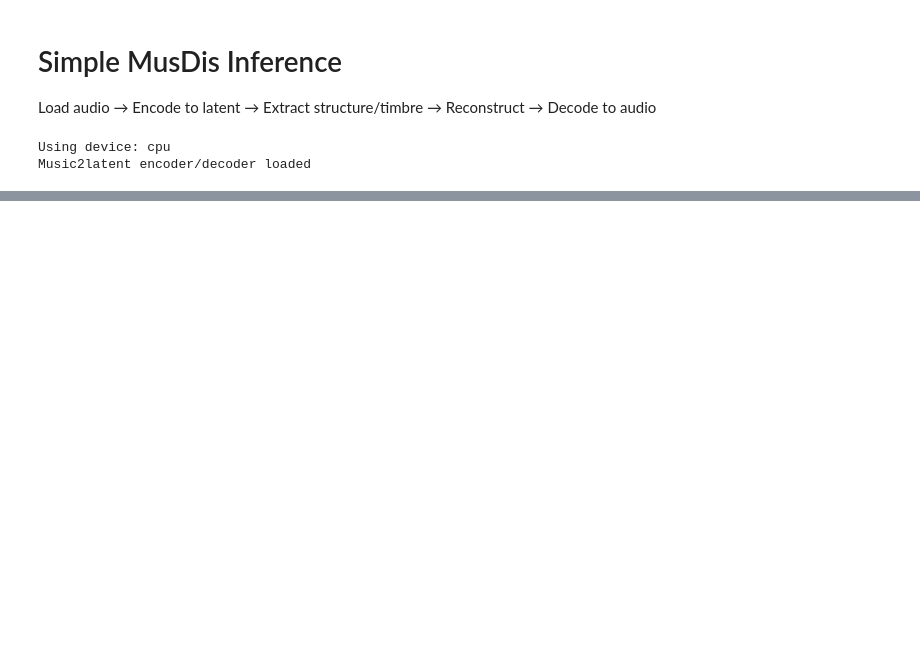
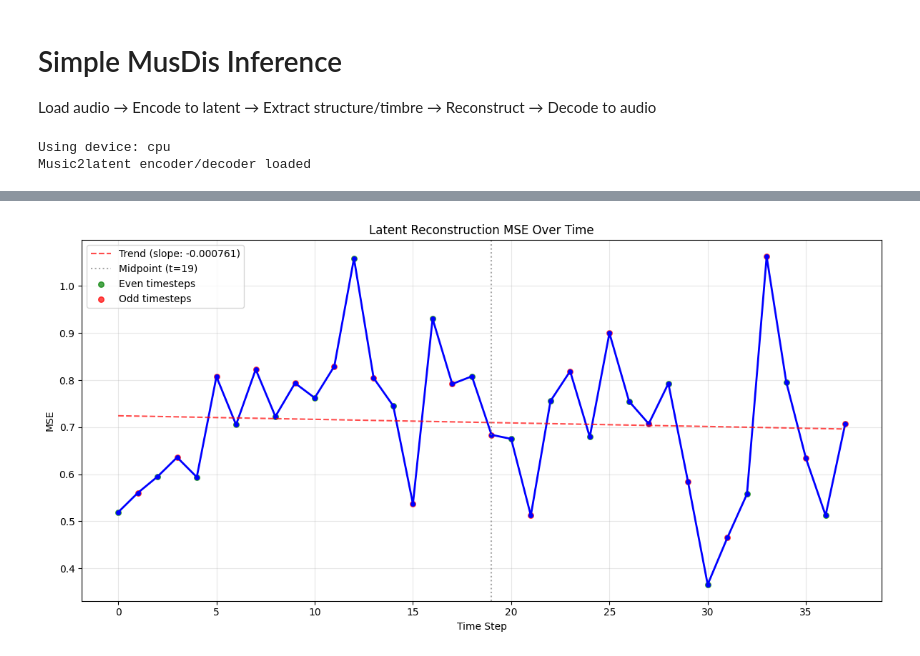
Before and after one commit to lauraibnz/music-latent-disentanglement, a Jupyter notebook: experiments/notebooks/inference.ipynb, the cells around one changed output, grey strips where cells are left out. Cells and saved outputs as stored; diff of their text form; code cells hidden in the pictures; blank space fills up the shorter version.

```diff
--- a/experiments/notebooks/inference.ipynb
+++ b/experiments/notebooks/inference.ipynb
@@ -18,7 +18,8 @@ sys.path.append(str(Path.cwd().parent.parent / "src"))
 import musdis
 from music2latent import EncoderDecoder
 
-device = torch.device("cuda" if torch.cuda.is_available() else "cpu")
+# device = torch.device("cuda" if torch.cuda.is_available() else "cpu")
+device = torch.device("cpu")
 print(f"Using device: {device}")
 
 # Initialize music2latent encoder/decoder
@@ -33,7 +34,7 @@ import os
 import gin
 
 # --- Load model and EMA weights properly ---
-model_path = "../runs/test_ddpm_cosine_groupnorm"
+model_path = "../runs/slakh2100_train_fix_large"
 config_path = os.path.join(model_path, "config.gin")
 checkpoint_path = os.path.join(model_path, "best_model.pt")
 
@@ -90,7 +91,7 @@ train_loader, val_loader = create_dataloaders(
 print(f"Train size: {len(train_loader.dataset)}, Val size: {len(val_loader.dataset)}")
 
 # Choose your sample here - change this number to get different samples!
-sample_idx = 2  # Change this to 0, 1, 2, 3, etc. for different samples
+sample_idx = 4  # Change this to 0, 1, 2, 3, etc. for different samples
 
 # Or use random sampling:
 # sample_idx = random.randint(0, len(val_loader.dataset) - 1)
@@ -211,0 +272,66 @@ Latent reconstruction MSE: 0.739021
+# %%
+# Plot MSE values over time
+import matplotlib.pyplot as plt
+import numpy as np
+
+with torch.no_grad():
+    # Calculate MSE for each time step
+    time_steps = list(range(latent.shape[-1]))
+    mse_values = []
+
+    for t in range(latent.shape[-1]):
+        time_slice_mse = F.mse_loss(reconstructed_latent[:, :, t], latent[:, :, t])
+        mse_values.append(time_slice_mse.item())
+
+    # Create the plot
+    plt.figure(figsize=(12, 6))
+    plt.plot(time_steps, mse_values, 'b-', linewidth=2, marker='o', markersize=4)
+    plt.xlabel('Time Step')
+    plt.ylabel('MSE')
+    plt.title('Latent Reconstruction MSE Over Time')
+    plt.grid(True, alpha=0.3)
+
+    # Add a trend line to see if there's a clear pattern
+    z = np.polyfit(time_steps, mse_values, 1)
+    p = np.poly1d(z)
+    plt.plot(time_steps, p(time_steps), 'r--', alpha=0.7, label=f'Trend (slope: {z[0]:.6f})')
+
+    # Highlight first and second half
+    mid_point = len(time_steps) // 2
+    plt.axvline(x=mid_point, color='gray', linestyle=':', alpha=0.7, label=f'Midpoint (t={mid_point})')
+
+    # Color alternating pattern if it exists
+    even_indices = [i for i in range(0, len(time_steps), 2)]
+    odd_indices = [i for i in range(1, len(time_steps), 2)]
+    even_values = [mse_values[i] for i in even_indices]
+    odd_values = [mse_values[i] for i in odd_indices]
+
+    plt.scatter(even_indices, even_values, color='green', alpha=0.7, s=30, label='Even timesteps')
+    plt.scatter(odd_indices, odd_values, color='red', alpha=0.7, s=30, label='Odd timesteps')
+
+    plt.legend()
+    plt.tight_layout()
+    plt.show()
+
+    # Print some statistics
+    print(f"MSE trend slope: {z[0]:.6f} (positive = getting worse over time)")
+    print(f"Mean MSE first half: {np.mean(mse_values[:mid_point]):.6f}")
+    print(f"Mean MSE second half: {np.mean(mse_values[mid_point:]):.6f}")
+    print(f"Max MSE: {max(mse_values):.6f} at time step {mse_values.index(max(mse_values))}")
+    print(f"Min MSE: {min(mse_values):.6f} at time step {mse_values.index(min(mse_values))}")
+
+    # Check for even/odd alternating pattern
+    even_mse_avg = np.mean(even_values)
+    odd_mse_avg = np.mean(odd_values)
+    print(f"\nEven timesteps average MSE: {even_mse_avg:.6f}")
+    print(f"Odd timesteps average MSE: {odd_mse_avg:.6f}")
+    print(f"Odd/Even ratio: {odd_mse_avg/even_mse_avg:.3f}")
+
+    if odd_mse_avg > even_mse_avg * 1.2:
+        print("🔥 Strong alternating pattern detected! Odd timesteps are much worse.")
+    elif even_mse_avg > odd_mse_avg * 1.2:
+        print("🔄 Reverse alternating pattern! Even timesteps are worse.")
+    else:
+        print("✅ No strong alternating pattern detected.")
+# %% [output]
+[figure, added]
```
Also changed, not shown: parts of 7 cells of this notebook, 4 other files.
